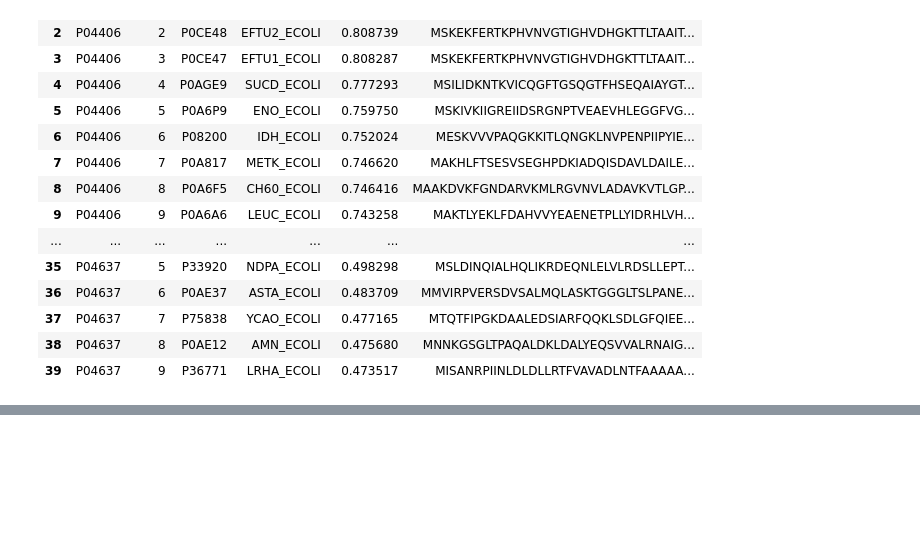
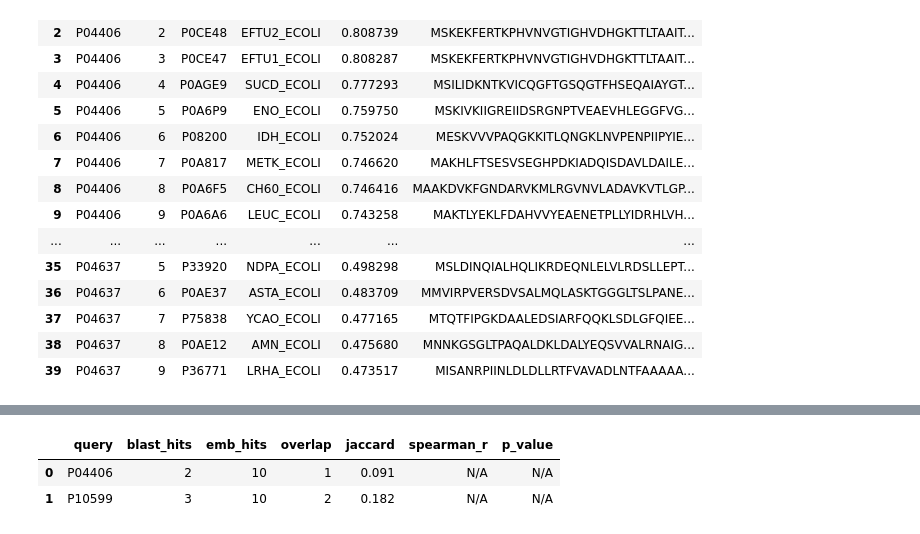
Before and after one commit to wiz124/chem169-git, a Jupyter notebook: Li_Harry_RID_016_code.ipynb, the cells around one changed output, grey strips where cells are left out. Saved outputs shown, nothing was run; the diff lists cells and outputs as text; code cells hidden in the pictures; blank space fills up the shorter version.

```diff
--- a/Li_Harry_RID_016_code.ipynb
+++ b/Li_Harry_RID_016_code.ipynb
@@ -176,0 +169,64 @@ for key,value in alignment_dict.items():
+# %%
+#Exercise 3
+from scipy.stats import spearmanr
+def emb_top10(resultdf):
+    output = {}
+    for query_id, grp in resultdf.groupby('query'):
+        output[query_id] = {row['ref_id']: int(row['rank']) for _, row in grp.iterrows()}
+    return output
+
+emb_dict   = emb_top10(resultdf)
+summary_rows = []
+
+for query_id in alignment_dict:
+        blast_ids = set(alignment_dict[query_id].keys())
+        emb_ids   = set(emb_dict.get(query_id, {}).keys())
+
+        intersection = blast_ids & emb_ids
+        union        = blast_ids | emb_ids
+        overlap      = len(intersection)
+        jaccard      = overlap / len(union) if union else 0.0
+
+        # Rank correlation for shared hits
+        spearman_r = np.nan
+        p_val      = np.nan
+        if len(intersection) >= 3:          # need at least 3 points
+            shared = sorted(intersection)
+            b_ranks = [alignment_dict[query_id][uid]['blast_rank'] for uid in shared]
+            e_ranks = [emb_dict[query_id][uid]                 for uid in shared]
+            res = spearmanr(b_ranks, e_ranks)
+            spearman_r, p_val = res.statistic, res.pvalue
+
+        print(f"{query_id:<12} {overlap:>4}/10   {jaccard:>7.3f}   {spearman_r:>10.3f}   {p_val:>9.4f}")
+
+        # Per-protein detailed breakdown
+        print(f"\n  Shared proteins ({overlap}):")
+        for uid in sorted(intersection):
+            br = alignment_dict[query_id][uid]['blast_rank']
+            er = emb_dict[query_id].get(uid, '–')
+            ev = alignment_dict[query_id][uid]['e_value']
+            pi = alignment_dict[query_id][uid]['pct_id']
+            print(f"    {uid}  BLAST rank {br+1:>2}  |  Emb rank {er+1 if isinstance(er,int) else er:>2}  "
+                  f"|  E-val {ev:.2e}  |  %ID {pi:.1%}")
+
+        blast_only = blast_ids - emb_ids
+        emb_only   = emb_ids   - blast_ids
+        if blast_only:
+            print(f"  BLAST-only ({len(blast_only)}): {', '.join(sorted(blast_only))}")
+        if emb_only:
+            print(f"  Embedding-only ({len(emb_only)}): {', '.join(sorted(emb_only))}")
+        print()
+
+        summary_rows.append({
+            'query':        query_id,
+            'blast_hits':   len(blast_ids),
+            'emb_hits':     len(emb_ids),
+            'overlap':      overlap,
+            'jaccard':      round(jaccard, 3),
+            'spearman_r':   round(spearman_r, 3) if not np.isnan(spearman_r) else 'N/A',
+            'p_value':      round(p_val, 4)       if not np.isnan(p_val)      else 'N/A',
+        })
+
+summary_df = pd.DataFrame(summary_rows)
+display(summary_df)
+# %% [output]
@@ -176,0 +247,3 @@ for key,value in alignment_dict.items():
+|  | query | blast_hits | emb_hits | overlap | jaccard | spearman_r | p_value |
+| 0 | P04406 | 2 | 10 | 1 | 0.091 | N/A | N/A |
+| 1 | P10599 | 3 | 10 | 2 | 0.182 | N/A | N/A |
```
Also changed, not shown: parts of 4 cells of this notebook.
